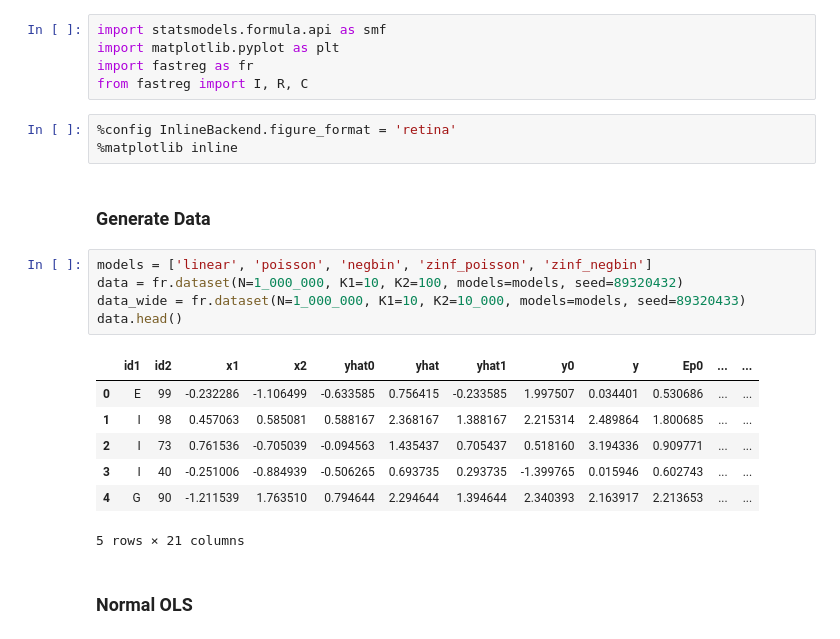
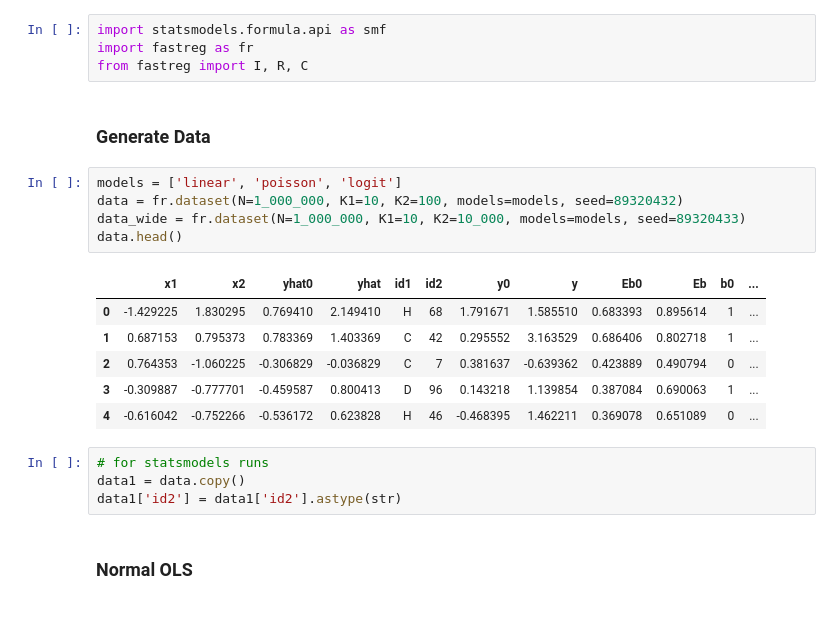
Before and after one commit to iamlemec/fastreg, a Jupyter notebook: benchmark.ipynb, the cells around one changed output. Cells and saved outputs as stored; diff of their text form.

Commit message:
update zinf names

```diff
--- a/benchmark.ipynb
+++ b/benchmark.ipynb
@@ -1,25 +1,24 @@
 # %%
 import statsmodels.formula.api as smf
-import matplotlib.pyplot as plt
 import fastreg as fr
 from fastreg import I, R, C
-# %%
-%config InlineBackend.figure_format = 'retina'
-%matplotlib inline
 # %% [markdown]
 ### Generate Data
 # %%
-models = ['linear', 'poisson', 'negbin', 'zinf_poisson', 'zinf_negbin']
+models = ['linear', 'poisson', 'logit']
 data = fr.dataset(N=1_000_000, K1=10, K2=100, models=models, seed=89320432)
 data_wide = fr.dataset(N=1_000_000, K1=10, K2=10_000, models=models, seed=89320433)
 data.head()
 # %% [output]
-|  | id1 | id2 | x1 | x2 | yhat0 | yhat | yhat1 | y0 | y | Ep0 | ... | ... |
-| 0 | E | 99 | -0.232286 | -1.106499 | -0.633585 | 0.756415 | -0.233585 | 1.997507 | 0.034401 | 0.530686 | ... | ... |
-| 1 | I | 98 | 0.457063 | 0.585081 | 0.588167 | 2.368167 | 1.388167 | 2.215314 | 2.489864 | 1.800685 | ... | ... |
-| 2 | I | 73 | 0.761536 | -0.705039 | -0.094563 | 1.435437 | 0.705437 | 0.518160 | 3.194336 | 0.909771 | ... | ... |
-| 3 | I | 40 | -0.251006 | -0.884939 | -0.506265 | 0.693735 | 0.293735 | -1.399765 | 0.015946 | 0.602743 | ... | ... |
-| 4 | G | 90 | -1.211539 | 1.763510 | 0.794644 | 2.294644 | 1.394644 | 2.340393 | 2.163917 | 2.213653 | ... | ... |
+|  | x1 | x2 | yhat0 | yhat | id1 | id2 | y0 | y | Eb0 | Eb | b0 | ... |
+| 0 | -1.429225 | 1.830295 | 0.769410 | 2.149410 | H | 68 | 1.791671 | 1.585510 | 0.683393 | 0.895614 | 1 | ... |
+| 1 | 0.687153 | 0.795373 | 0.783369 | 1.403369 | C | 42 | 0.295552 | 3.163529 | 0.686406 | 0.802718 | 1 | ... |
+| 2 | 0.764353 | -1.060225 | -0.306829 | -0.036829 | C | 7 | 0.381637 | -0.639362 | 0.423889 | 0.490794 | 0 | ... |
+| 3 | -0.309887 | -0.777701 | -0.459587 | 0.800413 | D | 96 | 0.143218 | 1.139854 | 0.387084 | 0.690063 | 1 | ... |
+| 4 | -0.616042 | -0.752266 | -0.536172 | 0.623828 | H | 46 | -0.468395 | 1.462211 | 0.369078 | 0.651089 | 0 | ... |
-5 rows × 21 columns
+# %%
+# for statsmodels runs
+data1 = data.copy()
+data1['id2'] = data1['id2'].astype(str)
 # %% [markdown]
 ### Normal OLS
```
Also changed, not shown: parts of 19 cells of this notebook, 2 other files.
